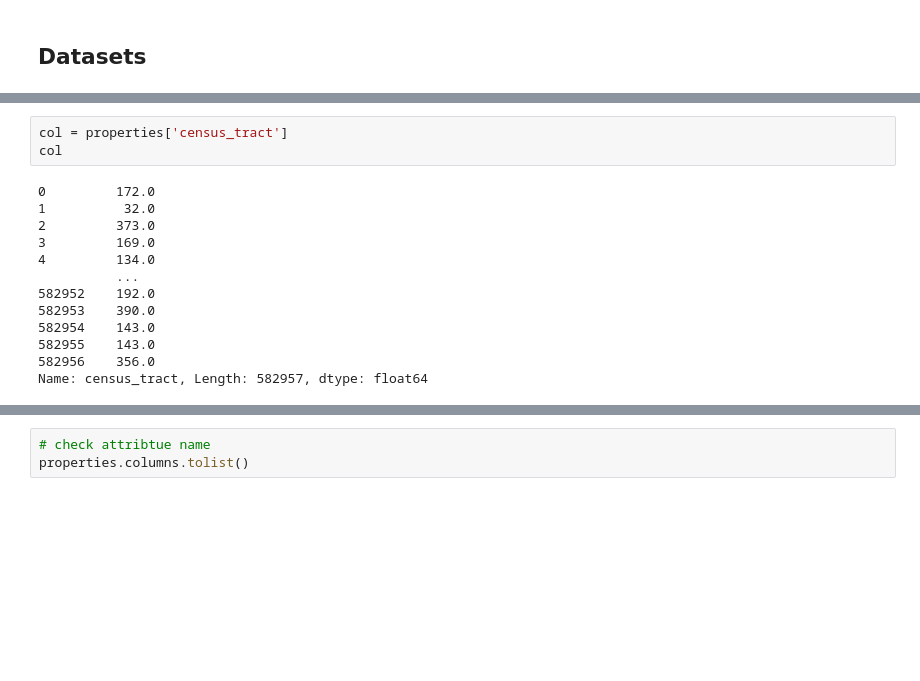
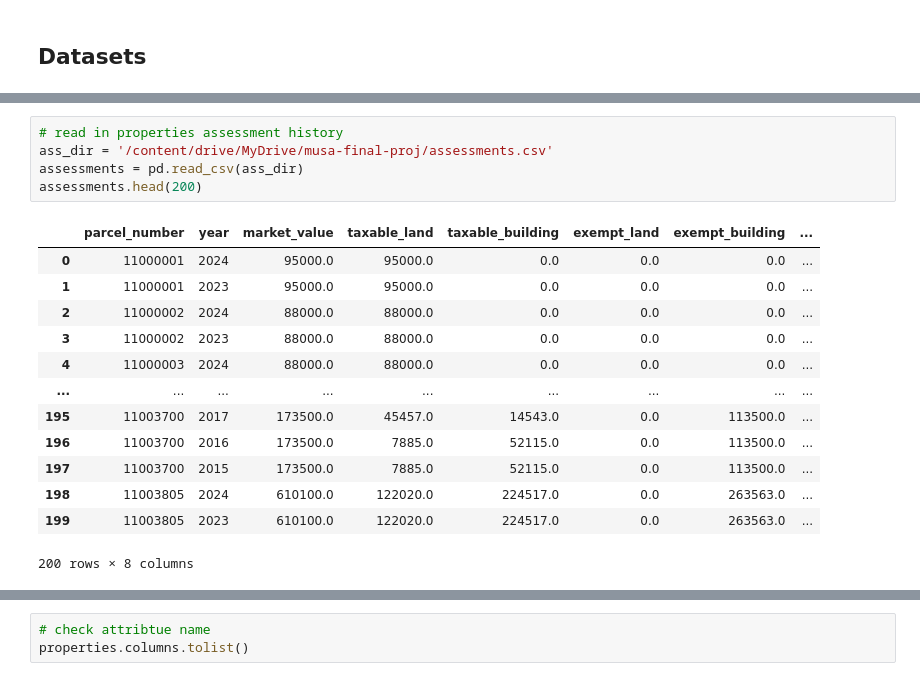
Before and after one commit to musa-5090-spring-2024/musa5090s24-team3-cama, a Jupyter notebook: eda/musa5090_data_science.ipynb, the cells around one changed output, grey strips where cells are left out. Saved outputs shown, nothing was run; the diff lists cells and outputs as text; blank space fills up the shorter version.

```diff
--- a/eda/musa5090_data_science.ipynb
+++ b/eda/musa5090_data_science.ipynb
@@ -29,19 +31,22 @@ properties.head(200)
 | 198 | 445763292 | 2022-05-24 12:13:13-04:00 | NaN | SW COR 50TH ST | NaN | S30 | ... |
 | 199 | 445763293 | 2022-05-24 12:13:13-04:00 | NaN | NWC 17TH ST | NaN | S30 | ... |
 200 rows × 79 columns
-# %%
-col = properties['census_tract']
-col
-# %% [output]
-0         172.0
-1          32.0
-2         373.0
-3         169.0
-4         134.0
-          ...
-582952    192.0
-582953    390.0
-582954    143.0
-582955    143.0
-582956    356.0
-Name: census_tract, Length: 582957, dtype: float64
+# %%
+# read in properties assessment history
+ass_dir = '/content/drive/MyDrive/musa-final-proj/assessments.csv'
+assessments = pd.read_csv(ass_dir)
+assessments.head(200)
+# %% [output]
+|  | parcel_number | year | market_value | taxable_land | taxable_building | exempt_land | exempt_building | ... |
+| 0 | 11000001 | 2024 | 95000.0 | 95000.0 | 0.0 | 0.0 | 0.0 | ... |
+| 1 | 11000001 | 2023 | 95000.0 | 95000.0 | 0.0 | 0.0 | 0.0 | ... |
+| 2 | 11000002 | 2024 | 88000.0 | 88000.0 | 0.0 | 0.0 | 0.0 | ... |
+| 3 | 11000002 | 2023 | 88000.0 | 88000.0 | 0.0 | 0.0 | 0.0 | ... |
+| 4 | 11000003 | 2024 | 88000.0 | 88000.0 | 0.0 | 0.0 | 0.0 | ... |
+| ... | ... | ... | ... | ... | ... | ... | ... | ... |
+| 195 | 11003700 | 2017 | 173500.0 | 45457.0 | 14543.0 | 0.0 | 113500.0 | ... |
+| 196 | 11003700 | 2016 | 173500.0 | 7885.0 | 52115.0 | 0.0 | 113500.0 | ... |
+| 197 | 11003700 | 2015 | 173500.0 | 7885.0 | 52115.0 | 0.0 | 113500.0 | ... |
+| 198 | 11003805 | 2024 | 610100.0 | 122020.0 | 224517.0 | 0.0 | 263563.0 | ... |
+| 199 | 11003805 | 2023 | 610100.0 | 122020.0 | 224517.0 | 0.0 | 263563.0 | ... |
+200 rows × 8 columns
```
Also changed, not shown: parts of 11 cells of this notebook.
